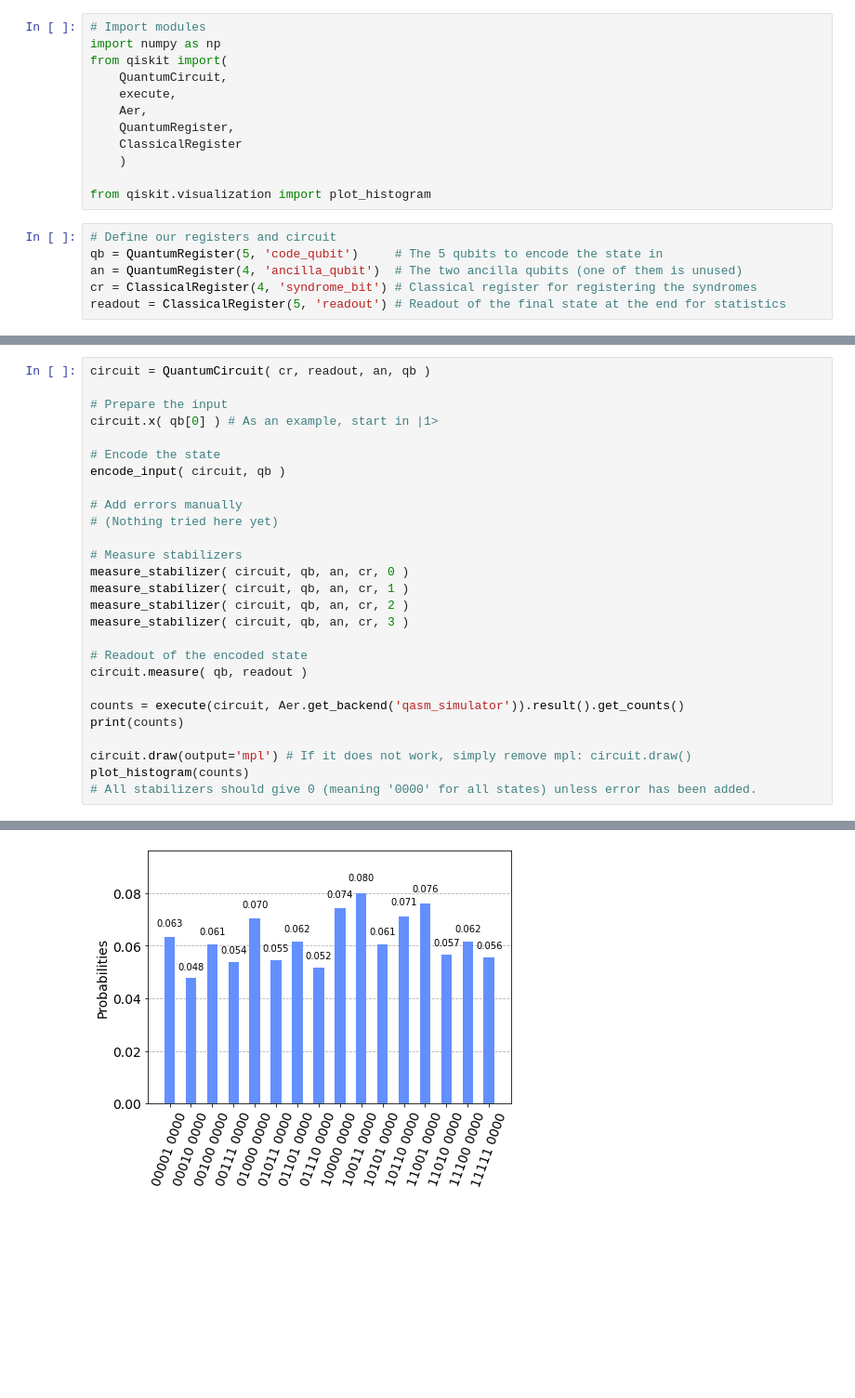
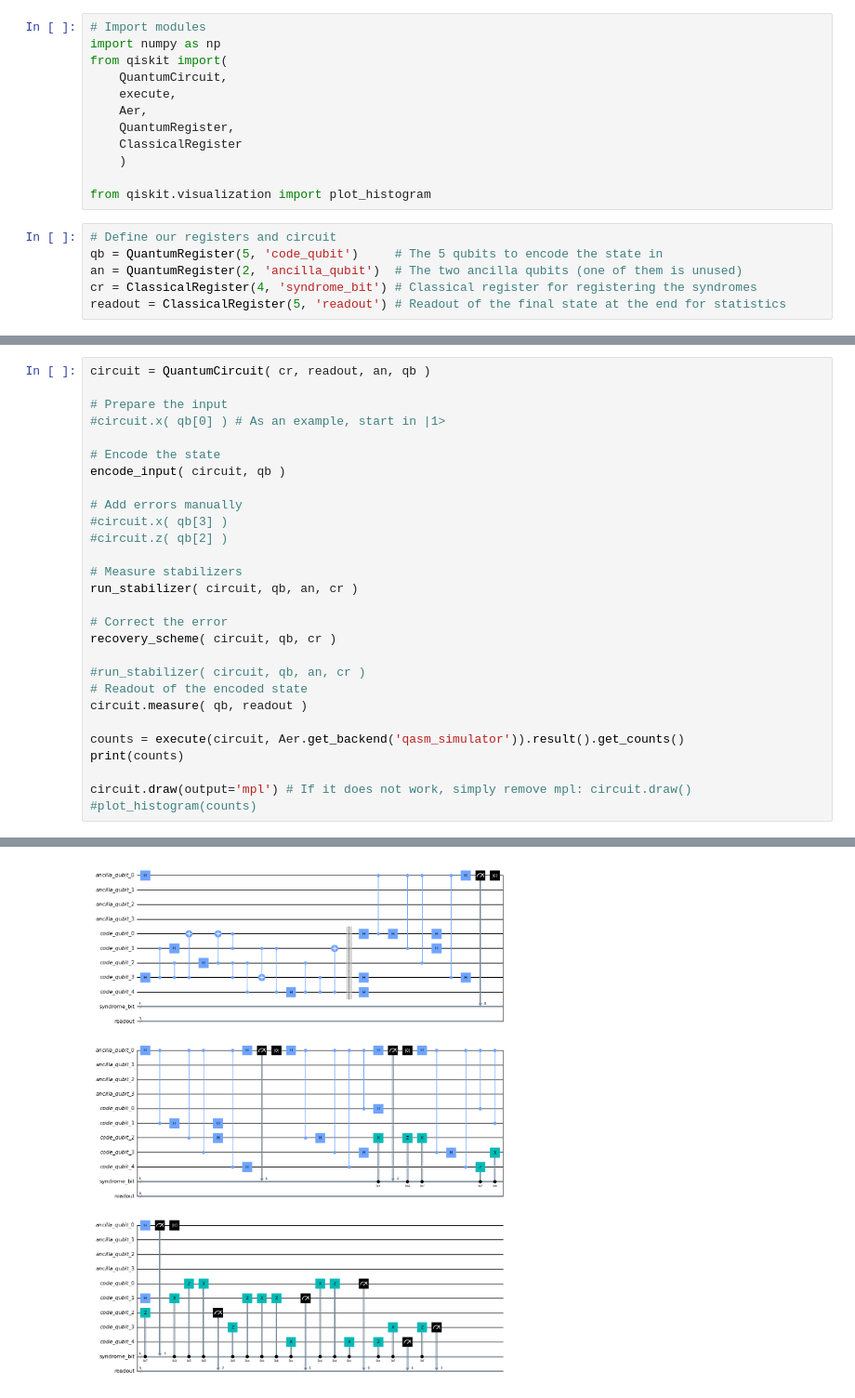
Before and after one commit to Serock3/Master-Thesis-QEC-simulation, a Jupyter notebook: stabilizer_code.ipynb, the cells around one changed output, grey strips where cells are left out. Shown at 93% size. Drawn from its saved outputs; the diff is of its cells as text; blank space fills up the shorter version.

```diff
--- a/stabilizer_code.ipynb
+++ b/stabilizer_code.ipynb
@@ -13,7 +13,7 @@ from qiskit.visualization import plot_histogram
 # %%
 # Define our registers and circuit
 qb = QuantumRegister(5, 'code_qubit')     # The 5 qubits to encode the state in
-an = QuantumRegister(4, 'ancilla_qubit')  # The two ancilla qubits (one of them is unused)
+an = QuantumRegister(2, 'ancilla_qubit')  # The two ancilla qubits (one of them is unused)
 cr = ClassicalRegister(4, 'syndrome_bit') # Classical register for registering the syndromes
 readout = ClassicalRegister(5, 'readout') # Readout of the final state at the end for statistics
 # %%
@@ -82,20 +118,22 @@ def measure_stabilizer( circuit, qbReg, anReg, clReg, i ):
 circuit = QuantumCircuit( cr, readout, an, qb )
 
 # Prepare the input
-circuit.x( qb[0] ) # As an example, start in |1>
+#circuit.x( qb[0] ) # As an example, start in |1>
 
 # Encode the state
 encode_input( circuit, qb )
 
 # Add errors manually
-# (Nothing tried here yet)
+#circuit.x( qb[3] )
+#circuit.z( qb[2] )
 
 # Measure stabilizers
-measure_stabilizer( circuit, qb, an, cr, 0 )
-measure_stabilizer( circuit, qb, an, cr, 1 )
-measure_stabilizer( circuit, qb, an, cr, 2 )
-measure_stabilizer( circuit, qb, an, cr, 3 )
+run_stabilizer( circuit, qb, an, cr )
 
+# Correct the error
+recovery_scheme( circuit, qb, cr )
+
+#run_stabilizer( circuit, qb, an, cr )
 # Readout of the encoded state
 circuit.measure( qb, readout )
 
@@ -103,6 +141,5 @@ counts = execute(circuit, Aer.get_backend('qasm_simulator')).result().get_counts
 print(counts)
 
 circuit.draw(output='mpl') # If it does not work, simply remove mpl: circuit.draw()
-plot_histogram(counts)
-# All stabilizers should give 0 (meaning '0000' for all states) unless error has been added.
+#plot_histogram(counts)
 # %% [output]
@@ -110 +147 @@ plot_histogram(counts)
-[figure, old version]
+[figure, new version]
```
Also changed, not shown: parts of 2 cells of this notebook, 1 other file.
